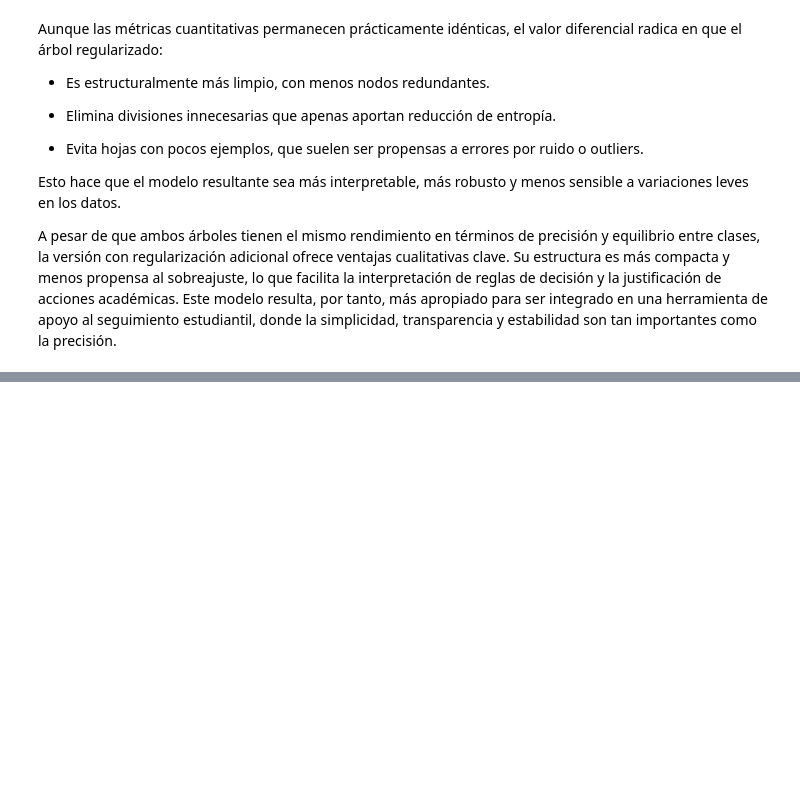
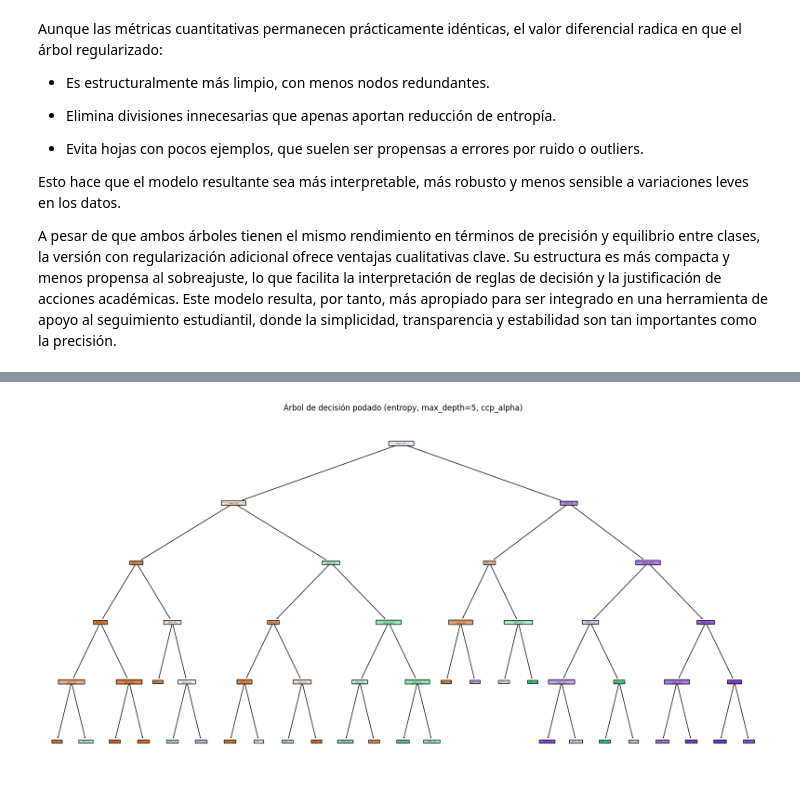
Before and after one commit to criissuarezzz/OriginofMusic, a Jupyter notebook: arbol.ipynb, the cells around one changed output, grey strips where cells are left out. Drawn from its saved outputs; the diff is of its cells as text; code cells hidden in the pictures; blank space fills up the shorter version.

```diff
--- a/arbol.ipynb
+++ b/arbol.ipynb
@@ -39,7 +39,7 @@ print(dataframe.shape)
 (6700, 94)
 # %%
 # Load the dataset
-dataframe = pd.read_csv(r"d.csv",sep=';')
+dataframe = pd.read_csv('data_resampled.csv')
 dataframe.head(10)
 
 # convert the dataframe to a a pandas dataframe for easier manipulation
@@ -65,16 +67 @@ features = dataframe.drop(columns=['Target'])
-# %%
-from sklearn.preprocessing import StandardScaler
-
-float_cols = [
-    'Previous qualification (grade)',
-    'Admission grade',
-    'Curricular units 1st sem (grade)',
-    'Curricular units 2nd sem (grade)',
-    'Unemployment rate',
-    'Inflation rate',
-    'GDP'
-]
-
-scaler = StandardScaler()
-features[float_cols] = scaler.fit_transform(features[float_cols])
 # %% [markdown]
@@ -348,3 +1289,63 @@ Aunque las métricas cuantitativas permanecen prácticamente idénticas, el valo
 Esto hace que el modelo resultante sea más interpretable, más robusto y menos sensible a variaciones leves en los datos.
 
 A pesar de que ambos árboles tienen el mismo rendimiento en términos de precisión y equilibrio entre clases, la versión con regularización adicional ofrece ventajas cualitativas clave. Su estructura es más compacta y menos propensa al sobreajuste, lo que facilita la interpretación de reglas de decisión y la justificación de acciones académicas. Este modelo resulta, por tanto, más apropiado para ser integrado en una herramienta de apoyo al seguimiento estudiantil, donde la simplicidad, transparencia y estabilidad son tan importantes como la precisión.
+# %%
+# Paso 1: Importar librerías necesarias
+from sklearn.tree import DecisionTreeClassifier
+from sklearn.model_selection import train_test_split, cross_val_score
+from sklearn.metrics import accuracy_score, classification_report, confusion_matrix
+import matplotlib.pyplot as plt
+
+# Paso 2: Dividir los datos (si aún no lo hiciste)
+X = features  # asegúrate de que 'features' contiene las columnas sin la variable objetivo
+y = target    # 'target' debe ser el vector con Dropout (0), Enrolled (1), Graduate (2)
+
+X_train, X_test, y_train, y_test = train_test_split(X, y, test_size=0.2, stratify=y, random_state=42)
+
+# Paso 3: Obtener la curva de complejidad (valores de ccp_alpha)
+clf_base = DecisionTreeClassifier(criterion='entropy',
+                                max_depth=5,
+                                min_samples_leaf=50,
+                                min_samples_split=50,
+                                random_state=42)
+path = clf_base.cost_complexity_pruning_path(X_train, y_train)
+ccp_alphas = path.ccp_alphas
+
+# Paso 4: Entrenar un árbol por cada valor de alpha y evaluar con validación cruzada
+scores = []
+models = []
+
+for alpha in ccp_alphas:
+    clf = DecisionTreeClassifier(criterion='entropy', max_depth=5, ccp_alpha=alpha, random_state=42)
+    clf.fit(X_train, y_train)
+    cv_score = cross_val_score(clf, X_train, y_train, cv=5).mean()
+    scores.append(cv_score)
+    models.append(clf)
+
+# Paso 5: Encontrar el alpha con mejor puntuación
+best_index = scores.index(max(scores))
+best_alpha = ccp_alphas[best_index]
+best_model = models[best_index]
+
+print(f"✅ Mejor alpha encontrado: {best_alpha:.5f} con cross-val accuracy: {scores[best_index]:.4f}")
+
+# Paso 6: Evaluar el modelo final en el conjunto de test
+y_pred = best_model.predict(X_test)
+
+print("\n🎯 Accuracy en test:", round(accuracy_score(y_test, y_pred), 2))
+print("\n📊 Matriz de confusión:")
+print(confusion_matrix(y_test, y_pred))
+print("\n📄 Classification report:")
+print(classification_report(y_test, y_pred, target_names=['Dropout', 'Enrolled', 'Graduate']))
+
+# Paso 7: Visualizar el árbol podado
+from sklearn.tree import plot_tree
+
+plt.figure(figsize=(20, 10))
+plot_tree(best_model, feature_names=X.columns, class_names=['Dropout', 'Enrolled', 'Graduate'],
+          filled=True, rounded=True)
+plt.title("Árbol de decisión podado (entropy, max_depth=5, ccp_alpha)")
+# save the tree in svg format
+plt.savefig("tree_entropy_pruned.svg", format='svg')
+plt.show()
+# %% [output]
@@ -350,0 +1371 @@ A pesar de que ambos árboles tienen el mismo rendimiento en términos de precis
+[figure, added]
```
Also changed, not shown: parts of 24 cells of this notebook, 14 other files.
